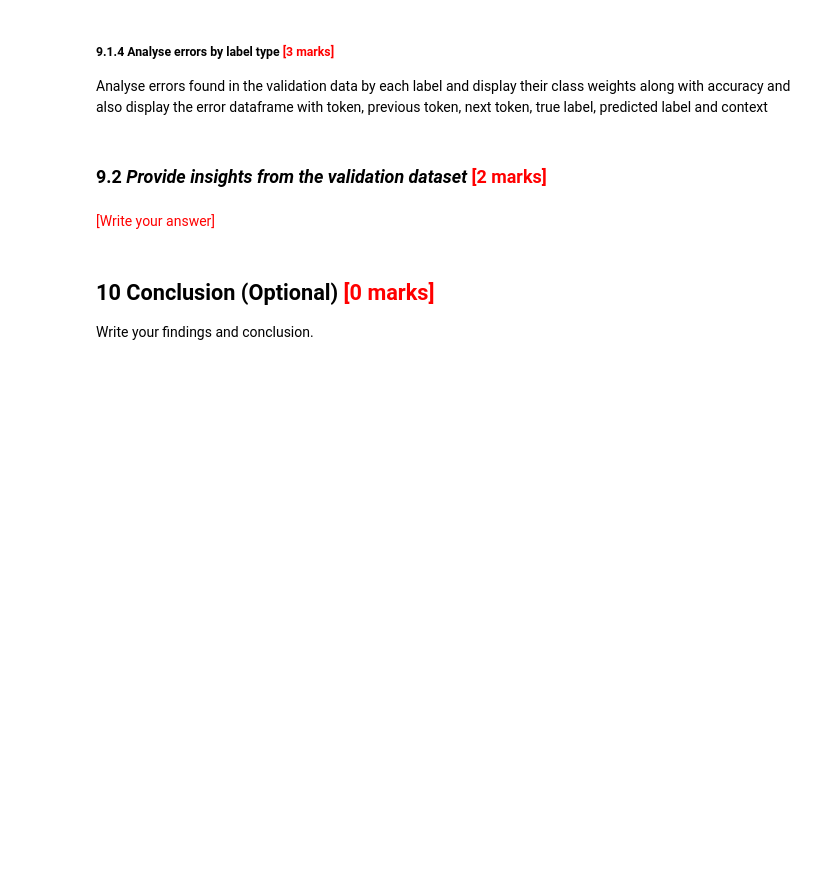
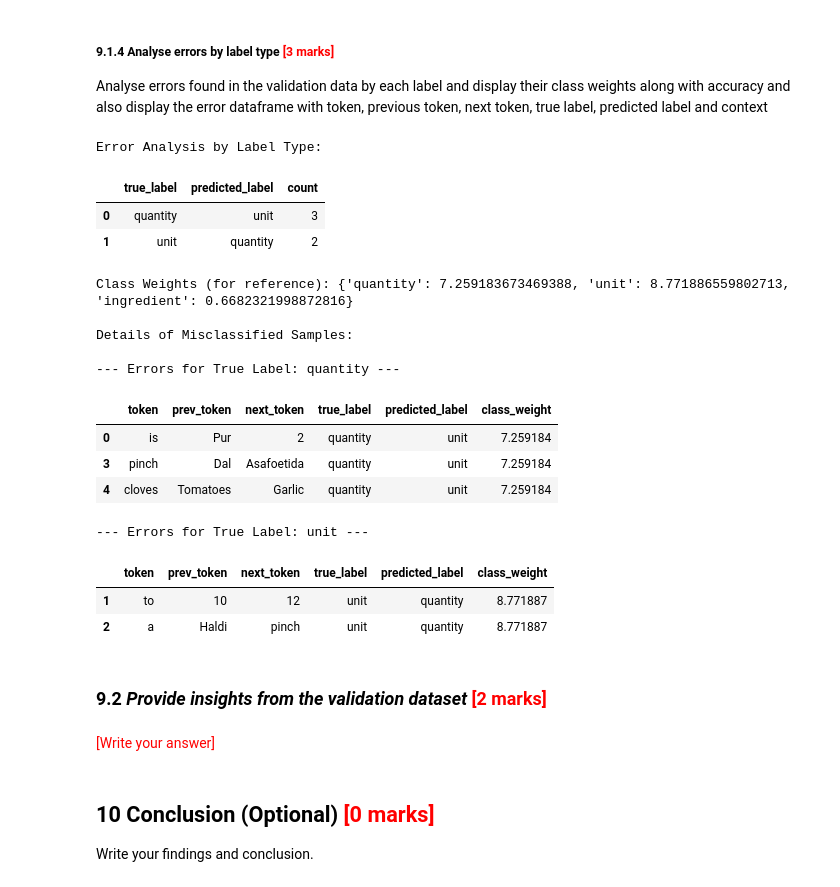
Before and after one commit to avanindra3/crf_custom_recipe_model, a Jupyter notebook: Identifying_Key_Entities_Recipe_Data_Avanindra-Singh.ipynb, the cells around one changed output. Drawn from its saved outputs; the diff is of its cells as text; code cells hidden in the pictures; blank space fills up the shorter version.

```diff
--- a/Identifying_Key_Entities_Recipe_Data_Avanindra-Singh.ipynb
+++ b/Identifying_Key_Entities_Recipe_Data_Avanindra-Singh.ipynb
@@ -873,7 +1007,40 @@ Analyse errors found in the validation data by each label and display their clas
 # %%
 # Analyse errors found in the validation data by each label
 # and display their class weights along with accuracy
 # and display the error dataframe with token, previous token, next token, true label, predicted label and context
+
+if not error_df.empty:
+    print("\nError Analysis by Label Type:")
+    error_counts = error_df.groupby(['true_label', 'predicted_label']).size().reset_index(name='count')
+    display(error_counts)
+
+    print("\nClass Weights (for reference):", weight_dict)
+
+    print("\nDetails of Misclassified Samples:")
+    for true_lbl in error_df['true_label'].unique():
+        print(f"\n--- Errors for True Label: {true_lbl} ---")
+        label_errors = error_df[error_df['true_label'] == true_lbl]
+        display(label_errors[['token', 'prev_token', 'next_token', 'true_label', 'predicted_label', 'class_weight']])
+else:
+    print("No errors to analyze in the validation data.")
+# %% [output]
+Error Analysis by Label Type:
+|  | true_label | predicted_label | count |
+| 0 | quantity | unit | 3 |
+| 1 | unit | quantity | 2 |
+Class Weights (for reference): {'quantity': 7.259183673469388, 'unit': 8.771886559802713, 'ingredient': 0.6682321998872816}
+
+Details of Misclassified Samples:
+
+--- Errors for True Label: quantity ---
+|  | token | prev_token | next_token | true_label | predicted_label | class_weight |
+| 0 | is | Pur | 2 | quantity | unit | 7.259184 |
+| 3 | pinch | Dal | Asafoetida | quantity | unit | 7.259184 |
+| 4 | cloves | Tomatoes | Garlic | quantity | unit | 7.259184 |
+--- Errors for True Label: unit ---
+|  | token | prev_token | next_token | true_label | predicted_label | class_weight |
+| 1 | to | 10 | 12 | unit | quantity | 8.771887 |
+| 2 | a | Haldi | pinch | unit | quantity | 8.771887 |
 # %% [markdown]
 ### **9.2** *Provide insights from the validation dataset* <font color = red>[2 marks]</font>
 # %% [markdown]
```
Also changed, not shown: parts of 18 cells of this notebook.
